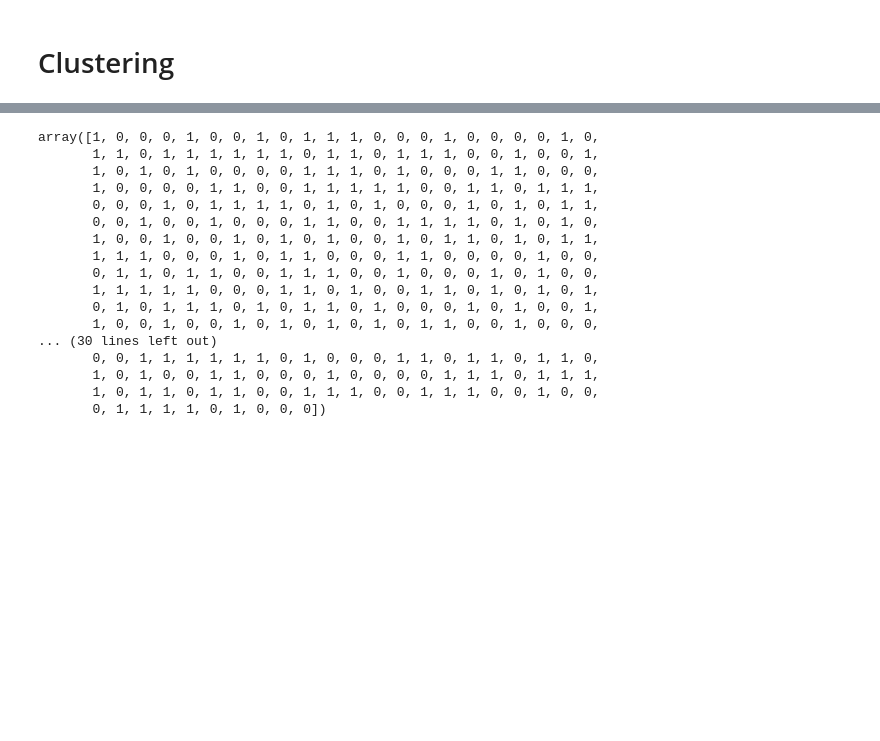
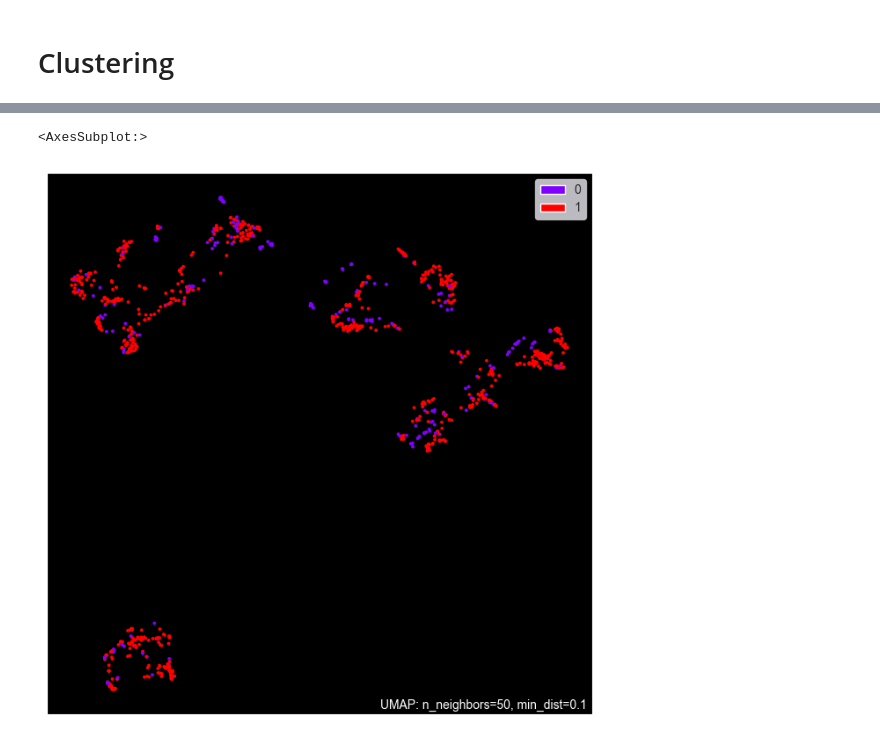
Before and after one commit to AHruler/Exploring-Audio-Anomaly-ML, a Jupyter notebook: Cluster_and_OneClassSVM.ipynb, the cells around one changed output, grey strips where cells are left out. Saved outputs shown, nothing was run; the diff lists cells and outputs as text; code cells hidden in the pictures; blank space fills up the shorter version.

```diff
--- a/Cluster_and_OneClassSVM.ipynb
+++ b/Cluster_and_OneClassSVM.ipynb
@@ -83,26 +58,0 @@ plt.show()
-# %%
-scaler = StandardScaler()
-X = scaler.fit_transform(time_frequency)
-# %%
-pca = PCA(n_components=50).fit(X)
-
-import matplotlib.pyplot as plt
-plt.rcParams["figure.figsize"] = (12,6)
-
-fig, ax = plt.subplots()
-xi = np.arange(1, 15, step=1)
-y = np.cumsum(pca.explained_variance_ratio_)
-
-plt.ylim(0.0,1.1)
-plt.plot(xi, y, marker='o', linestyle='--', color='b')
-
-plt.xlabel('Number of Components')
-plt.xticks(np.arange(0, 11, step=1)) #change from 0-based array index to 1-based human-readable label
-plt.ylabel('Cumulative variance (%)')
-plt.title('The number of components needed to explain variance - Ceptstral Features')
-
-plt.axhline(y=0.95, color='r', linestyle='-')
-plt.text(0.5, 0.85, '95% cut-off threshold', color = 'red', fontsize=16)
-
-ax.grid(axis='x')
-plt.show()
@@ -125,20 +58,0 @@ fig.show()
-# %%
-km_pca.labels_
-# %% [output]
-array([1, 0, 0, 0, 1, 0, 0, 1, 0, 1, 1, 1, 0, 0, 0, 1, 0, 0, 0, 0, 1, 0,
-       1, 1, 0, 1, 1, 1, 1, 1, 1, 0, 1, 1, 0, 1, 1, 1, 0, 0, 1, 0, 0, 1,
-       1, 0, 1, 0, 1, 0, 0, 0, 0, 1, 1, 1, 0, 1, 0, 0, 0, 1, 1, 0, 0, 0,
-       1, 0, 0, 0, 0, 1, 1, 0, 0, 1, 1, 1, 1, 1, 0, 0, 1, 1, 0, 1, 1, 1,
-       0, 0, 0, 1, 0, 1, 1, 1, 1, 0, 1, 0, 1, 0, 0, 0, 1, 0, 1, 0, 1, 1,
-       0, 0, 1, 0, 0, 1, 0, 0, 0, 1, 1, 0, 0, 1, 1, 1, 1, 0, 1, 0, 1, 0,
-       1, 0, 0, 1, 0, 0, 1, 0, 1, 0, 1, 0, 0, 1, 0, 1, 1, 0, 1, 0, 1, 1,
-       1, 1, 1, 0, 0, 0, 1, 0, 1, 1, 0, 0, 0, 1, 1, 0, 0, 0, 0, 1, 0, 0,
-       0, 1, 1, 0, 1, 1, 0, 0, 1, 1, 1, 0, 0, 1, 0, 0, 0, 1, 0, 1, 0, 0,
-       1, 1, 1, 1, 1, 0, 0, 0, 1, 1, 0, 1, 0, 0, 1, 1, 0, 1, 0, 1, 0, 1,
-       0, 1, 0, 1, 1, 1, 0, 1, 0, 1, 1, 0, 1, 0, 0, 0, 1, 0, 1, 0, 0, 1,
-       1, 0, 0, 1, 0, 0, 1, 0, 1, 0, 1, 0, 1, 0, 1, 1, 0, 0, 1, 0, 0, 0,
-... (30 lines left out)
-       0, 0, 1, 1, 1, 1, 1, 1, 0, 1, 0, 0, 0, 1, 1, 0, 1, 1, 0, 1, 1, 0,
-       1, 0, 1, 0, 0, 1, 1, 0, 0, 0, 1, 0, 0, 0, 0, 1, 1, 1, 0, 1, 1, 1,
-       1, 0, 1, 1, 0, 1, 1, 0, 0, 1, 1, 1, 0, 0, 1, 1, 1, 0, 0, 1, 0, 0,
-       0, 1, 1, 1, 1, 0, 1, 0, 0, 0])
@@ -144,0 +62,20 @@ array([1, 0, 0, 0, 1, 0, 0, 1, 0, 1, 1, 1, 0, 0, 0, 1, 0, 0, 0, 0, 1, 0,
+# %%
+def get_scaled_umap_embeddings(features, neighbour, distance):
+    scaler = StandardScaler()
+    X=scaler.fit_transform(features)
+    embedding = umap.UMAP(n_neighbors=neighbour,
+                          min_dist=distance,
+                          metric='euclidean',
+                          n_components=2,
+                          set_op_mix_ratio=0.35
+                          ).fit(X)
+
+
+    return embedding
+# %%
+ umap_cep_1 = get_scaled_umap_embeddings(cepstral_features2, 50, 0.1)
+# %%
+umap.plot.points(umap_cep_1, labels=label, color_key_cmap='Paired', theme='fire', background='black')
+# %% [output]
+<AxesSubplot:>
+[figure, added]
```
Also changed, not shown: parts of 40 cells of this notebook, 14 other files.
